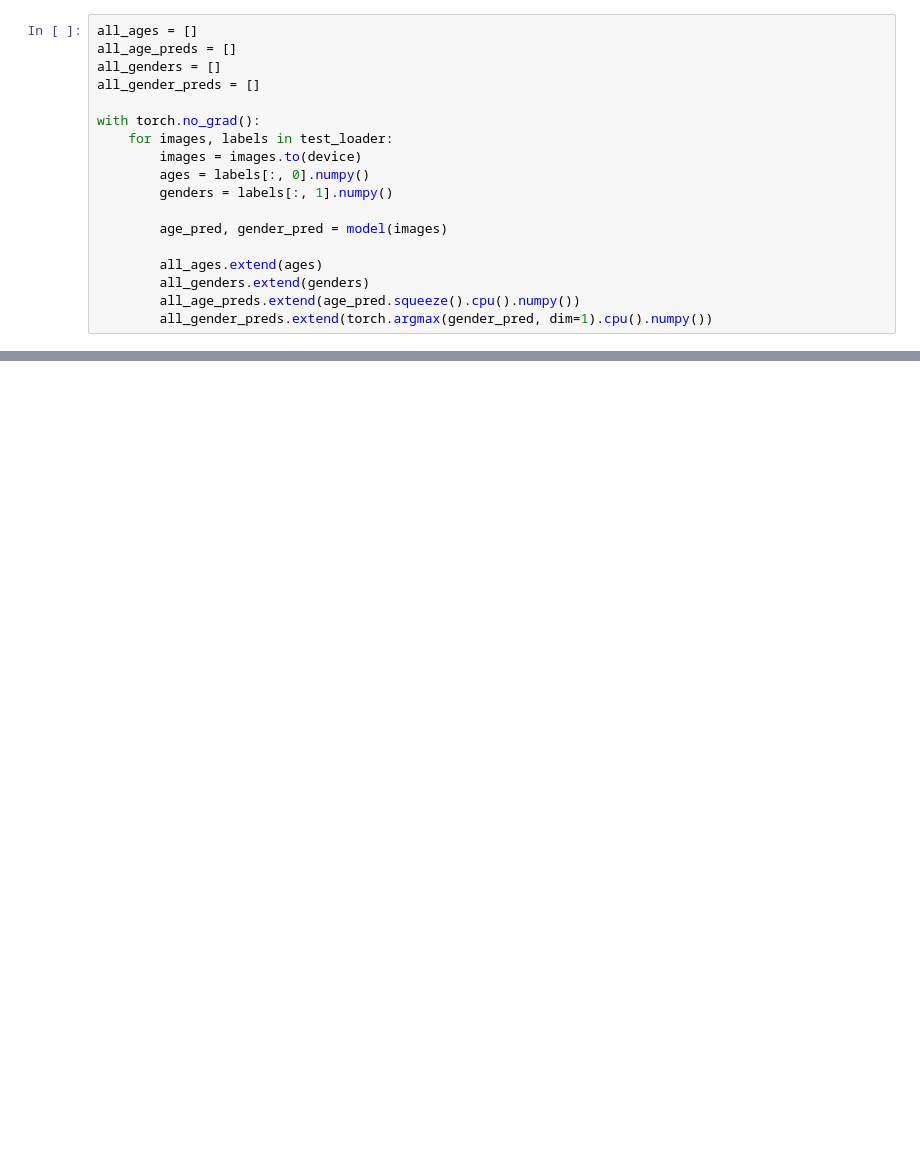
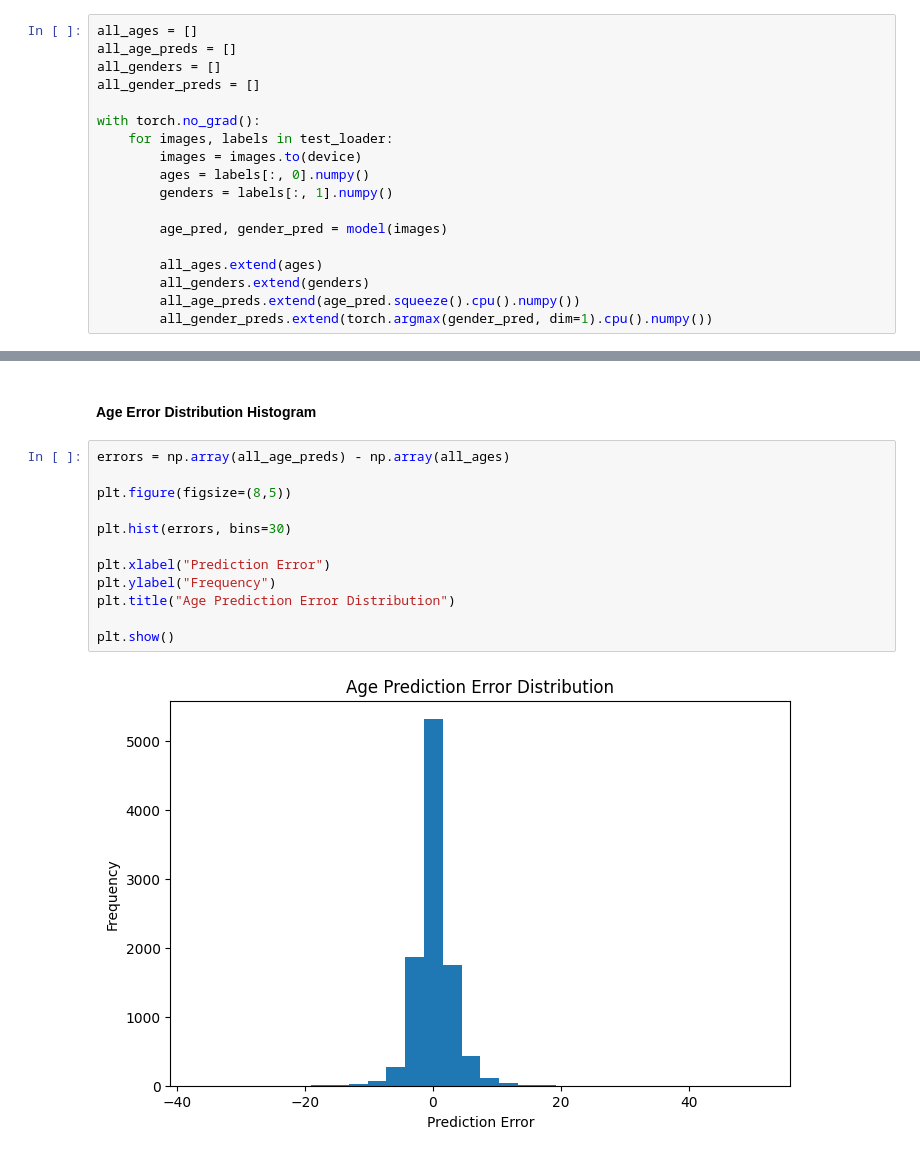
Before and after one commit to shindevaish/age_gender_classifier_cnn, a Jupyter notebook: evaluation.ipynb, the cells around one changed output, grey strips where cells are left out. Saved outputs shown, nothing was run; the diff lists cells and outputs as text; blank space fills up the shorter version.

```diff
--- a/evaluation.ipynb
+++ b/evaluation.ipynb
@@ -440,0 +200,16 @@ gender_head.0.bias                       2
+# %% [markdown]
+#### Age Error Distribution Histogram
+# %%
+errors = np.array(all_age_preds) - np.array(all_ages)
+
+plt.figure(figsize=(8,5))
+
+plt.hist(errors, bins=30)
+
+plt.xlabel("Prediction Error")
+plt.ylabel("Frequency")
+plt.title("Age Prediction Error Distribution")
+
+plt.show()
+# %% [output]
+[figure, added]
```
Also changed, not shown: parts of 34 cells of this notebook.
